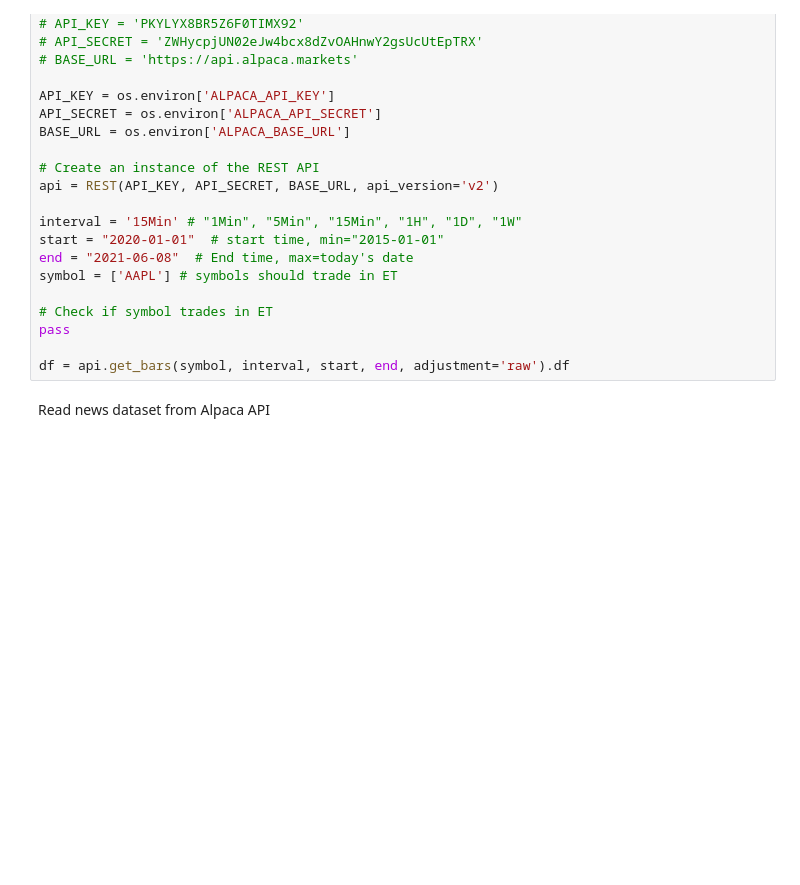
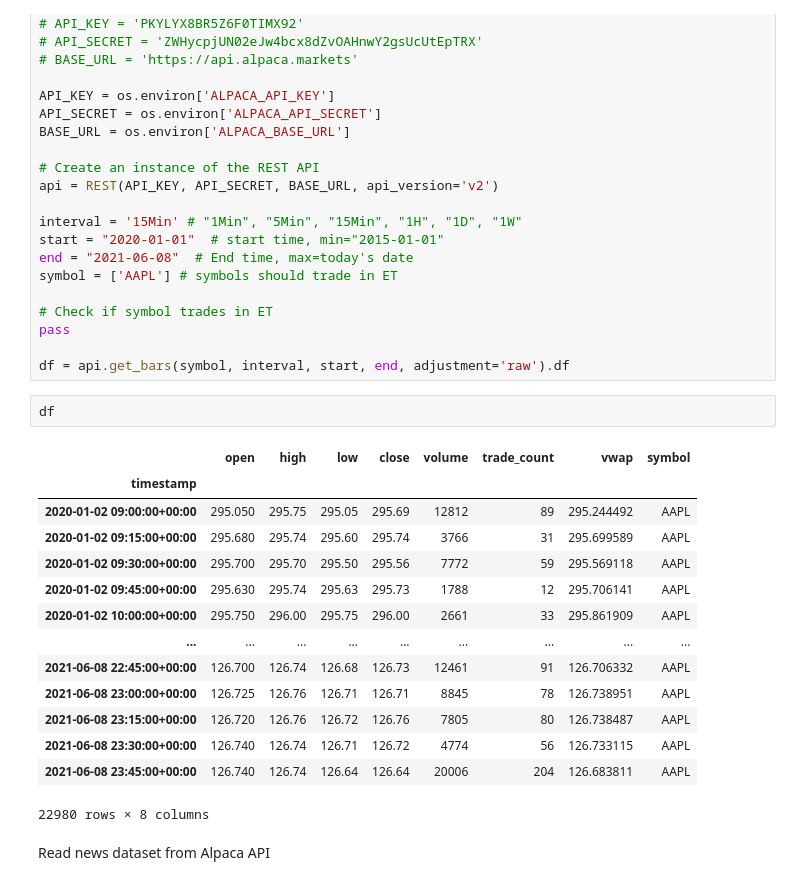
Before and after one commit to RezaSoleymanifar/neural, a Jupyter notebook: notebooks/price_prediction.ipynb, the cells around one changed output. Saved outputs shown, nothing was run; the diff lists cells and outputs as text; blank space fills up the shorter version.

```diff
--- a/notebooks/price_prediction.ipynb
+++ b/notebooks/price_prediction.ipynb
@@ -41,6 +62,23 @@ symbol = ['AAPL'] # symbols should trade in ET
 pass
 
 df = api.get_bars(symbol, interval, start, end, adjustment='raw').df
+# %%
+df
+# %% [output]
+|  | open | high | low | close | volume | trade_count | vwap | symbol |
+| timestamp |  |  |  |  |  |  |  |  |
+| 2020-01-02 09:00:00+00:00 | 295.050 | 295.75 | 295.05 | 295.69 | 12812 | 89 | 295.244492 | AAPL |
+| 2020-01-02 09:15:00+00:00 | 295.680 | 295.74 | 295.60 | 295.74 | 3766 | 31 | 295.699589 | AAPL |
+| 2020-01-02 09:30:00+00:00 | 295.700 | 295.70 | 295.50 | 295.56 | 7772 | 59 | 295.569118 | AAPL |
+| 2020-01-02 09:45:00+00:00 | 295.630 | 295.74 | 295.63 | 295.73 | 1788 | 12 | 295.706141 | AAPL |
+| 2020-01-02 10:00:00+00:00 | 295.750 | 296.00 | 295.75 | 296.00 | 2661 | 33 | 295.861909 | AAPL |
+| ... | ... | ... | ... | ... | ... | ... | ... | ... |
+| 2021-06-08 22:45:00+00:00 | 126.700 | 126.74 | 126.68 | 126.73 | 12461 | 91 | 126.706332 | AAPL |
+| 2021-06-08 23:00:00+00:00 | 126.725 | 126.76 | 126.71 | 126.71 | 8845 | 78 | 126.738951 | AAPL |
+| 2021-06-08 23:15:00+00:00 | 126.720 | 126.76 | 126.72 | 126.76 | 7805 | 80 | 126.738487 | AAPL |
+| 2021-06-08 23:30:00+00:00 | 126.740 | 126.74 | 126.71 | 126.72 | 4774 | 56 | 126.733115 | AAPL |
+| 2021-06-08 23:45:00+00:00 | 126.740 | 126.74 | 126.64 | 126.64 | 20006 | 204 | 126.683811 | AAPL |
+22980 rows × 8 columns
 # %% [markdown]
 Read news dataset from Alpaca API
 # %%
```
Also changed, not shown: parts of 2 cells of this notebook, 17 other files.
